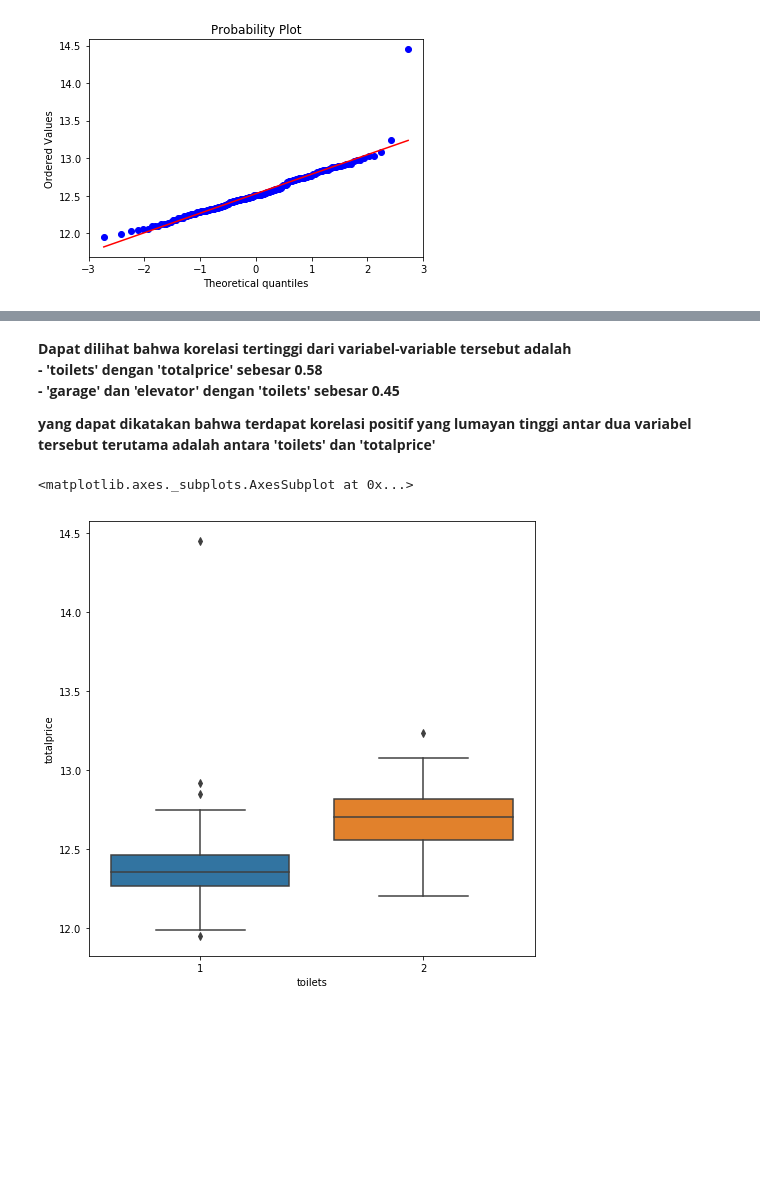
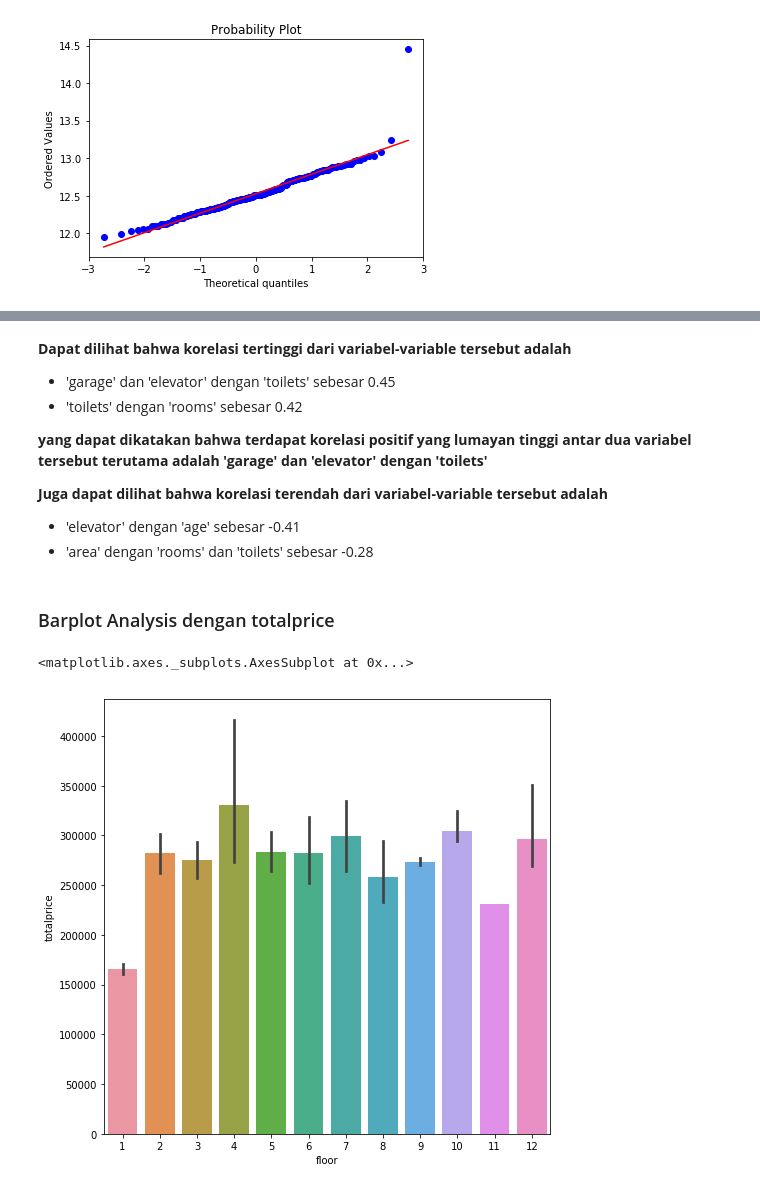
Before and after one commit to nurrimahrima/Mid-Test-Python-Use-Case, a Jupyter notebook: Question 2/Nurrimah - Mid Test - Victoria.ipynb, the cells around one changed output, grey strips where cells are left out. Drawn from its saved outputs; the diff is of its cells as text; code cells hidden in the pictures; blank space fills up the shorter version.

```diff
--- a/Question 2/Nurrimah - Mid Test - Victoria.ipynb
+++ b/Question 2/Nurrimah - Mid Test - Victoria.ipynb
@@ -185 +290,7 @@ plt.show()
+# %%
+df = pd.read_csv('victoria.csv')
+df['totalprice'] = df['totalprice'].replace(r'[,]','', regex=True)
+df['area'] = df['area'].replace(r'[,]','', regex=True)
+df['totalprice'] = pd.to_numeric(df['totalprice'])
+df['area'] = pd.to_numeric(df['area'])
 # %% [markdown]
@@ -204,13 +315,19 @@ sns.heatmap(corr,
 # %% [markdown]
 **Dapat dilihat bahwa korelasi tertinggi dari variabel-variable tersebut adalah** <br>
-**- 'toilets' dengan 'totalprice' sebesar 0.58**<Br>
-**- 'garage' dan 'elevator' dengan 'toilets' sebesar 0.45**
+- 'garage' dan 'elevator' dengan 'toilets' sebesar 0.45 <br>
+- 'toilets' dengan 'rooms' sebesar 0.42 <Br>
 
-**yang dapat dikatakan bahwa terdapat korelasi positif yang lumayan tinggi antar dua variabel tersebut terutama adalah antara 'toilets' dan 'totalprice'**
+**yang dapat dikatakan bahwa terdapat korelasi positif yang lumayan tinggi antar dua variabel tersebut terutama adalah 'garage' dan 'elevator' dengan 'toilets'**<br>
+
+**Juga dapat dilihat bahwa korelasi terendah dari variabel-variable tersebut adalah** <br>
+- 'elevator' dengan 'age' sebesar -0.41 <Br>
+- 'area' dengan 'rooms' dan 'toilets' sebesar -0.28 <br>
+# %% [markdown]
+### Barplot Analysis dengan totalprice
 # %%
-#boxplot
+#Barplot analysis antara floors dengan totalprice
 plt.figure(figsize=(8, 8))
-sns.boxplot(x=df.toilets, y=df.totalprice)
+sns.barplot(x=df.floor, y=df.totalprice)
 # %% [output]
 <matplotlib.axes._subplots.AxesSubplot at 0x...>
-[figure, old version]
+[figure, new version]
```
Also changed, not shown: parts of 55 cells of this notebook, 4 other files.
